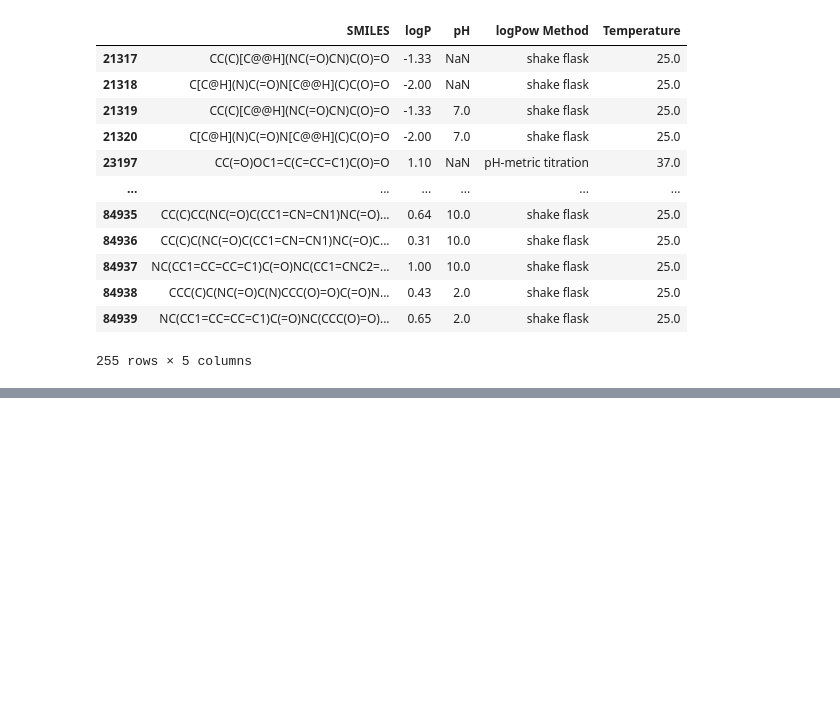
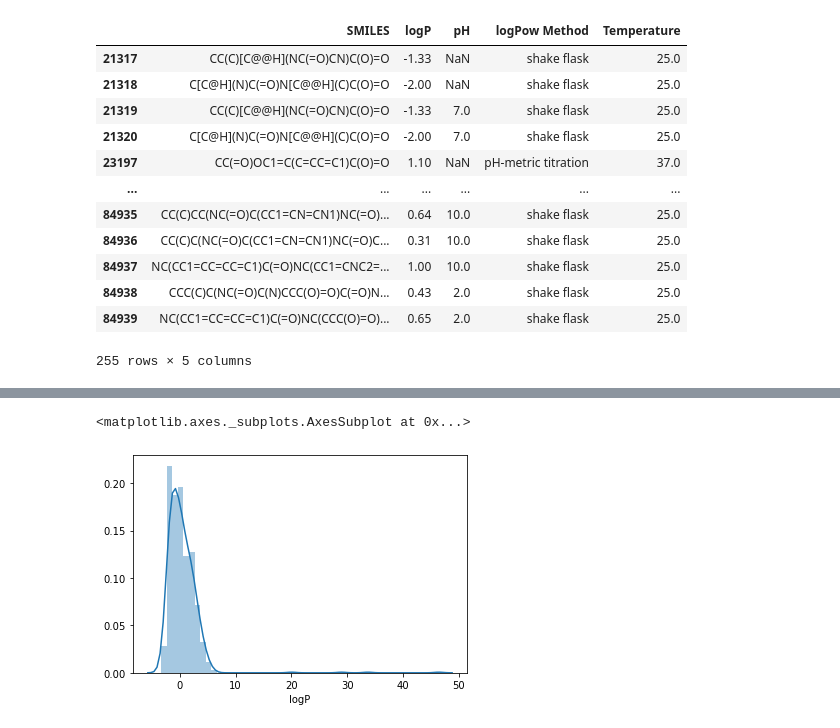
Before and after one commit to VEK239/StructGNN-lipophilicity, a Jupyter notebook: notebooks/4_eda_ochem_dataset.ipynb, the cells around one changed output, grey strips where cells are left out. Drawn from its saved outputs; the diff is of its cells as text; code cells hidden in the pictures; blank space fills up the shorter version.

```diff
--- a/notebooks/3_eda_ochem_dataset.ipynb
+++ b/notebooks/4_eda_ochem_dataset.ipynb
@@ -203,0 +210,5 @@ ochem_logp_data[ochem_logp_data['Temperature'].notnull()]
+# %%
+sns.distplot(ochem_logp_data['logP'])
+# %% [output]
+<matplotlib.axes._subplots.AxesSubplot at 0x...>
+[figure, added]
```
Also changed, not shown: parts of 4 cells of this notebook.
